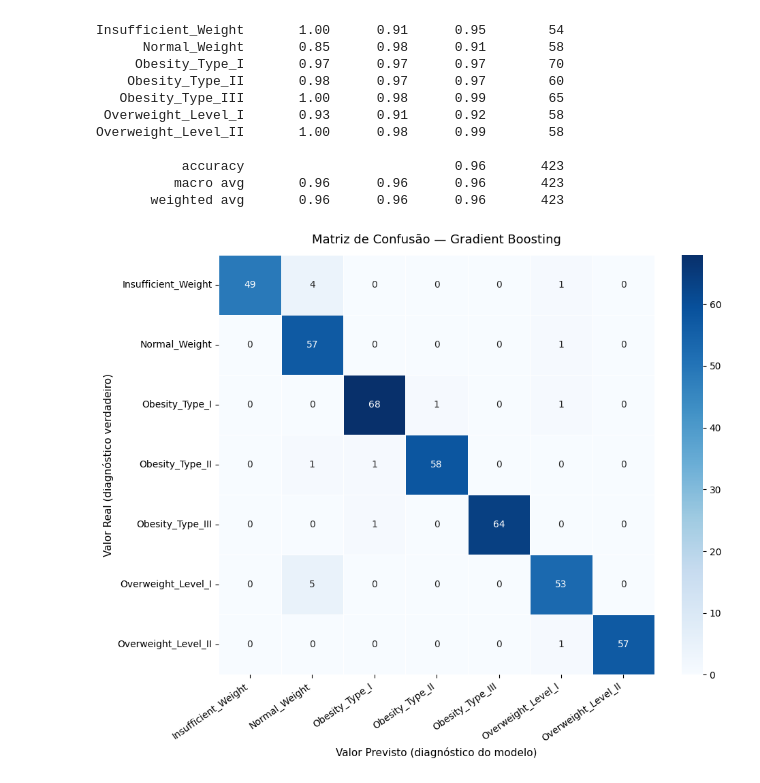
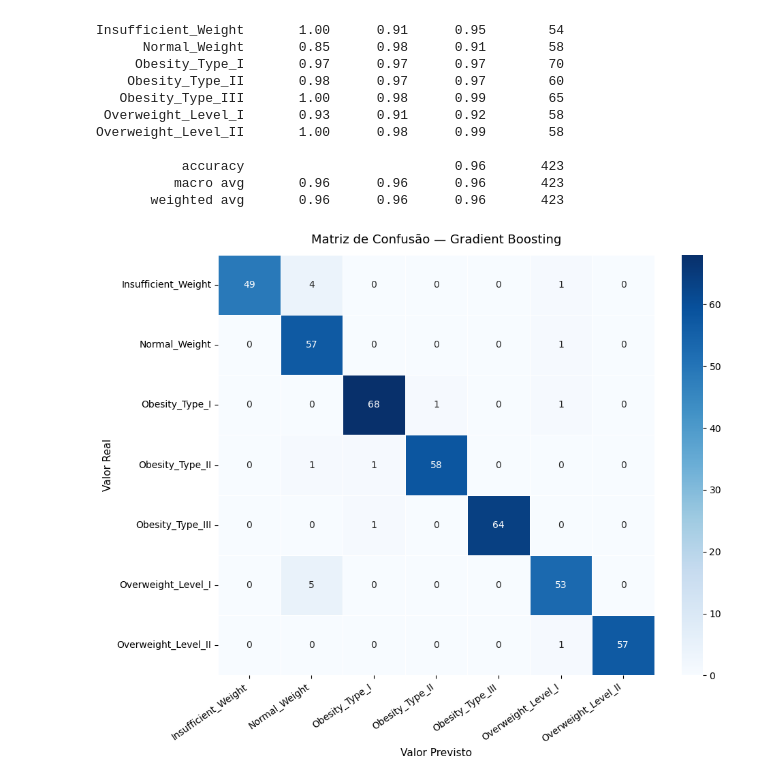
Before and after one commit to jnssena/tech_challenge_4, a Jupyter notebook: modelo_obesity.ipynb, the cells around one changed output. Drawn from its saved outputs; the diff is of its cells as text; code cells hidden in the pictures.

```diff
--- a/modelo_obesity.ipynb
+++ b/modelo_obesity.ipynb
@@ -329,18 +262,3 @@ modelos = {
         ("modelo", KNeighborsClassifier(n_neighbors=5))
     ]),
 }
-
-# Validação cruzada estratificada (mantém proporção das classes em cada fold)
-cv = StratifiedKFold(n_splits=5, shuffle=True, random_state=42)
-
-resultados = {}
-
-for nome, pipeline in modelos.items():
-    scores = cross_val_score(
-        pipeline, X_train, y_train,
-        cv=cv,
-        scoring='accuracy'
-    )
-    resultados[nome] = {"media": scores.mean(), "std": scores.std(), "scores": scores}
-    barra = "█" * int(scores.mean() * 30)
-    print(f"  {nome:25s} → {scores.mean():.4f} ± {scores.std():.4f}  {barra}")
@@ -442,21 +364,21 @@ Overweight_Level_II       1.00      0.98      0.99        58
 # %%
 # Matriz de Confusão
 fig, ax = plt.subplots(figsize=(10, 8))
 cm = confusion_matrix(y_test, y_pred)
 
 sns.heatmap(
     cm, annot=True, fmt='d', cmap='Blues',
     xticklabels=le_target.classes_,
     yticklabels=le_target.classes_,
     linewidths=0.5,
     ax=ax
 )
 ax.set_title(f'Matriz de Confusão — {nome_melhor}', fontsize=13, pad=12)
-ax.set_ylabel('Valor Real (diagnóstico verdadeiro)', fontsize=11)
-ax.set_xlabel('Valor Previsto (diagnóstico do modelo)', fontsize=11)
+ax.set_ylabel('Valor Real', fontsize=11)
+ax.set_xlabel('Valor Previsto', fontsize=11)
 plt.xticks(rotation=35, ha='right')
 plt.yticks(rotation=0)
 plt.tight_layout()
 plt.show()
 # %% [output]
-[figure, old version]
+[figure, new version]
```
Also changed, not shown: parts of 22 cells of this notebook, 4 other files.
